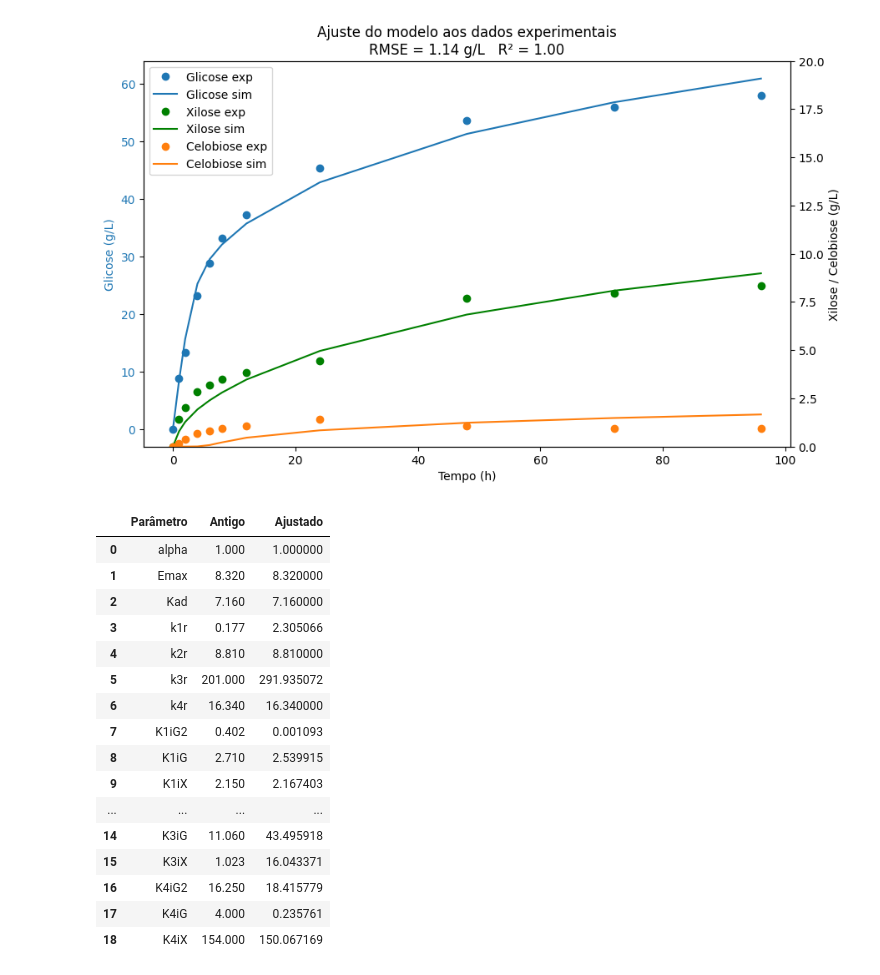
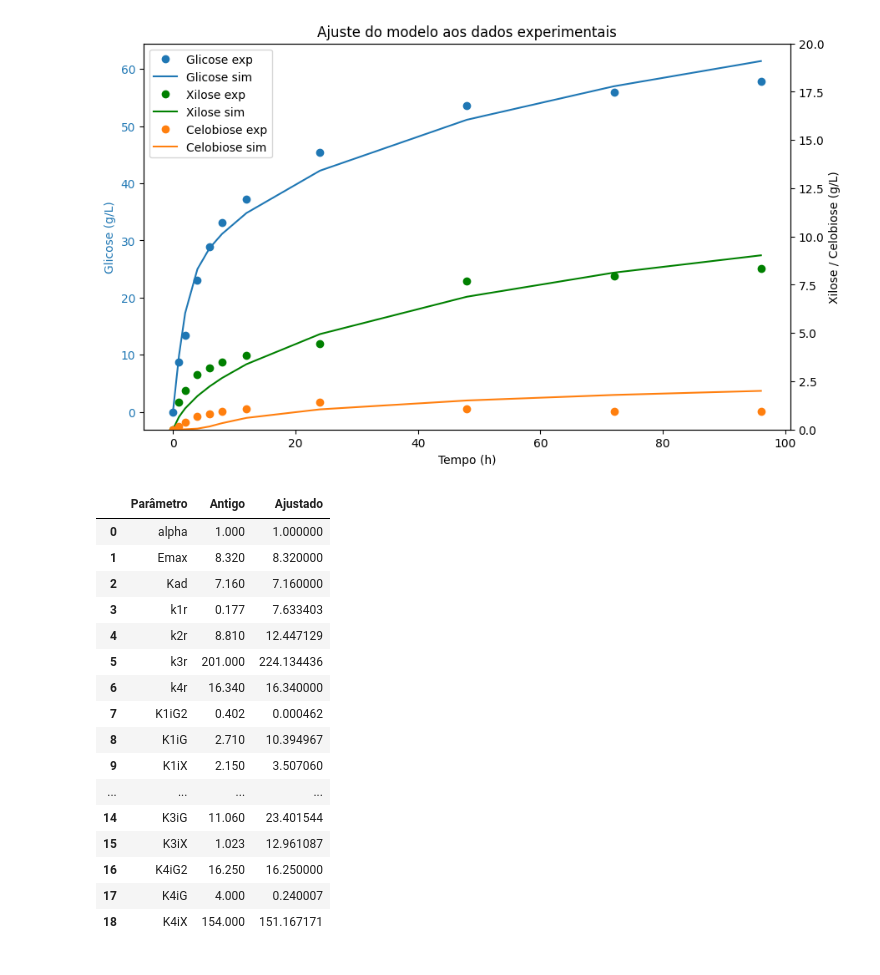
Before and after one commit to AugustoCoding/Ethanol-AI, a Jupyter notebook: BEPE FAPESP/Obtendo Parâmetros.ipynb, the cells around one changed output. Cells and saved outputs as stored; diff of their text form; code cells hidden in the pictures.

```diff
--- a/BEPE FAPESP/Obtendo Parâmetros.ipynb
+++ b/BEPE FAPESP/Obtendo Parâmetros.ipynb
@@ -70,7 +70,7 @@ def modelo(t, y, params, S0):
     # 90% de Ef se torna Eb ao longo do tempo
     dEf_dt = -0.9 * Ef
     dEb_dt = 0.9 * Ef
-    Eb_val = Eb_  # Eb acumulado
+    Eb_val = Eb_
     Ebc_val = Ebc(Eb_val, C, S)
     Ebh_val = Ebh(Eb_val, H, S)
     Rs_val = Rs(p['alpha'], S, S0)
@@ -85,7 +85,12 @@ def modelo(t, y, params, S0):
     dX = dX_dt(r4_)
     dL = 0  # Lignina não reage
     dS = dC + dH + dL
-    return [dC, dH, dL, dS, dEf_dt, dEb_dt, dG2, dG, dX]
+    Eb = dS*p['Emax']*p['Kad']*Ef/(1+p['Kad']*Ef)
+    return [
+        # Eb,
+          dC, dH, dL, dS,
+            dEf_dt, dEb_dt,
+            dG2, dG, dX]
 # %%
 # Função de erro para ajuste dos parâmetros
 
@@ -127,24 +132,24 @@ y0 = [C0, H0, L0, S0, Ef0, Eb0, G20, G0, X0]
 def func_ajuste_fix_alpha(param_values, param_names, t_exp, G_exp, X_exp, G2_exp, y0, S0):
     params = dict(zip(param_names, param_values))
     params['alpha'] = 1  # fixo
-    params['Emax'] = 8.32  # fixo
-    params['Kad'] = 7.16  # fixo
-    # params['k1r'] = 0.177  # fixo
-    params['k2r'] = 8.81  # fixo
+    params['k4r'] = 16.34  # fixo
+    # params['K4iG'] = 4.0  # fixo
+    params['K4iG2'] = 16.25  # fixo
+    # params['K4iX'] = 154.0  # fixo
     # params['k3r'] = 201.0  # fixo
-    params['k4r'] = 16.34  # fixo
-    # params['K1iG2'] = 0.402  # fixo
-    # params['K1iG'] = 2.71  # fixo
-    # params['K1iX'] = 2.15  # fixo
-    params['K2iG2'] = 119.6  # fixo
-    # params['K2iG'] = 4.69  # fixo
-    # params['K2iX'] = 0.095  # fixo
     # params['K3M'] = 26.6  # fixo
     # params['K3iG'] = 11.06  # fixo
     # params['K3iX'] = 1.023  # fixo
-    # params['K4iG2'] = 16.25  # fixo
-    # params['K4iG'] = 4.0  # fixo
-    # params['K4iX'] = 154.0  # fixo
+    # params['k2r'] = 8.81  # fixo
+    # params['K2iG'] = 2.71  # fixo
+    # params['K2iG2'] = 0.402  # fixo
+    # params['K2iX'] = 2.15  # fixo
+    # params['k1r'] = 0.177  # fixo
+    # params['K1iG'] = 7.16  # fixo
+    # params['K1iG2'] = 8.32  # fixo
+    # params['K1iX'] = 0.095  # fixo
+    params['Emax'] = 8.32  # fixo
+    params['Kad'] = 7.16  # fixo
     sol = solve_ivp(lambda t, y: modelo(t, y, params, S0), [t_exp[0], t_exp[-1]], y0, t_eval=t_exp, method='LSODA', max_step=0.5)
     G_sim = sol.y[7]
     X_sim = sol.y[8]
@@ -187,11 +192,6 @@ sol = solve_ivp(lambda t, y: modelo(t, y, param_otimos, S0), [tempo[0], tempo[-1
 G_sim = sol.y[7]
 X_sim = sol.y[8]
 G2_sim = sol.y[6]
-
-# Métricas de qualidade do ajuste
-from sklearn.metrics import mean_squared_error, r2_score
-rmse = np.sqrt(mean_squared_error(np.concatenate([Glicose, Xilose, Celobiose]), np.concatenate([G_sim, X_sim, G2_sim])))
-r2 = r2_score(np.concatenate([Glicose, Xilose, Celobiose]), np.concatenate([G_sim, X_sim, G2_sim]))
 
 fig, ax1 = plt.subplots(figsize=(10,6))
 
@@ -199,49 +199,49 @@ fig, ax1 = plt.subplots(figsize=(10,6))
 ax1.plot(tempo, Glicose, 'o', label='Glicose exp', color='tab:blue')
 ax1.plot(tempo, G_sim, '-', label='Glicose sim', color='tab:blue')
 ax1.set_xlabel('Tempo (h)')
 ax1.set_ylabel('Glicose (g/L)', color='tab:blue')
 ax1.tick_params(axis='y', labelcolor='tab:blue')
 
 # Xilose e Celobiose - eixo y da direita
 ax2 = ax1.twinx()
 ax2.plot(tempo, Xilose, 'o', label='Xilose exp', color='green')
 ax2.plot(tempo, X_sim, '-', label='Xilose sim', color='green')
 ax2.plot(tempo, Celobiose, 'o', label='Celobiose exp', color='tab:orange')
 ax2.plot(tempo, G2_sim, '-', label='Celobiose sim', color='tab:orange')
 ax2.set_ylabel('Xilose / Celobiose (g/L)', color='black')
 ax2.tick_params(axis='y', labelcolor='black')
 ax2.set_ylim(0, 20)
 
 # Legendas combinadas
 lines1, labels1 = ax1.get_legend_handles_labels()
 lines2, labels2 = ax2.get_legend_handles_labels()
 ax2.legend(lines1 + lines2, labels1 + labels2, loc='upper left')
 
-plt.title(f'Ajuste do modelo aos dados experimentais\nRMSE = {rmse:.2f} g/L   R² = {r2:.2f}')
+plt.title('Ajuste do modelo aos dados experimentais')
 plt.show()
 
 # Comparação dos parâmetros antigos e ajustados
 param_nomes = ['alpha', 'Emax', 'Kad', 'k1r', 'k2r', 'k3r', 'k4r', 'K1iG2', 'K1iG', 'K1iX', 'K2iG2', 'K2iG', 'K2iX', 'K3M', 'K3iG', 'K3iX', 'K4iG2', 'K4iG', 'K4iX']
 param_antigos = [1, 8.32, 7.16, 0.177, 8.81, 201.0, 16.34, 0.402, 2.71, 2.15, 119.6, 4.69, 0.095, 26.6, 11.06, 1.023, 16.25, 4.0, 154.0]
 param_ajustados = [param_otimos.get(n, 1 if n=='alpha' else None) for n in param_nomes]
 df_param = pd.DataFrame({'Parâmetro': param_nomes, 'Antigo': param_antigos, 'Ajustado': param_ajustados})
 display(df_param)
 # %% [output]
-[figure, old version]
+[figure, new version]
 |  | Parâmetro | Antigo | Ajustado |
 | 0 | alpha | 1.000 | 1.000000 |
 | 1 | Emax | 8.320 | 8.320000 |
 | 2 | Kad | 7.160 | 7.160000 |
-| 3 | k1r | 0.177 | 2.305066 |
-| 4 | k2r | 8.810 | 8.810000 |
-| 5 | k3r | 201.000 | 291.935072 |
+| 3 | k1r | 0.177 | 7.633403 |
+| 4 | k2r | 8.810 | 12.447129 |
+| 5 | k3r | 201.000 | 224.134436 |
 | 6 | k4r | 16.340 | 16.340000 |
-| 7 | K1iG2 | 0.402 | 0.001093 |
-| 8 | K1iG | 2.710 | 2.539915 |
-| 9 | K1iX | 2.150 | 2.167403 |
+| 7 | K1iG2 | 0.402 | 0.000462 |
+| 8 | K1iG | 2.710 | 10.394967 |
+| 9 | K1iX | 2.150 | 3.507060 |
 | ... | ... | ... | ... |
-| 14 | K3iG | 11.060 | 43.495918 |
-| 15 | K3iX | 1.023 | 16.043371 |
-| 16 | K4iG2 | 16.250 | 18.415779 |
-| 17 | K4iG | 4.000 | 0.235761 |
-| 18 | K4iX | 154.000 | 150.067169 |
+| 14 | K3iG | 11.060 | 23.401544 |
+| 15 | K3iX | 1.023 | 12.961087 |
+| 16 | K4iG2 | 16.250 | 16.250000 |
+| 17 | K4iG | 4.000 | 0.240007 |
+| 18 | K4iX | 154.000 | 151.167171 |
```
Also changed, not shown: parts of 5 cells of this notebook, 2 other files.
